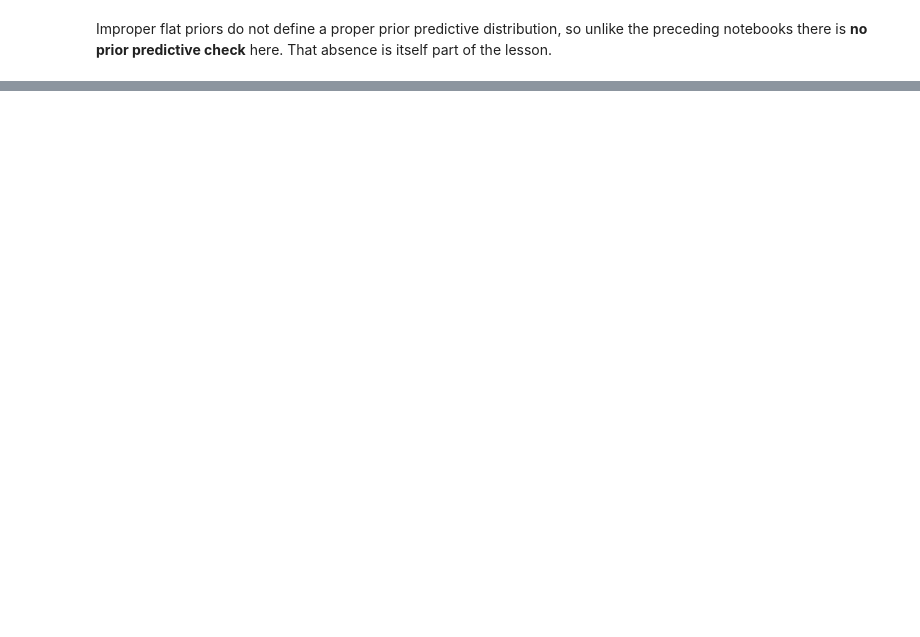
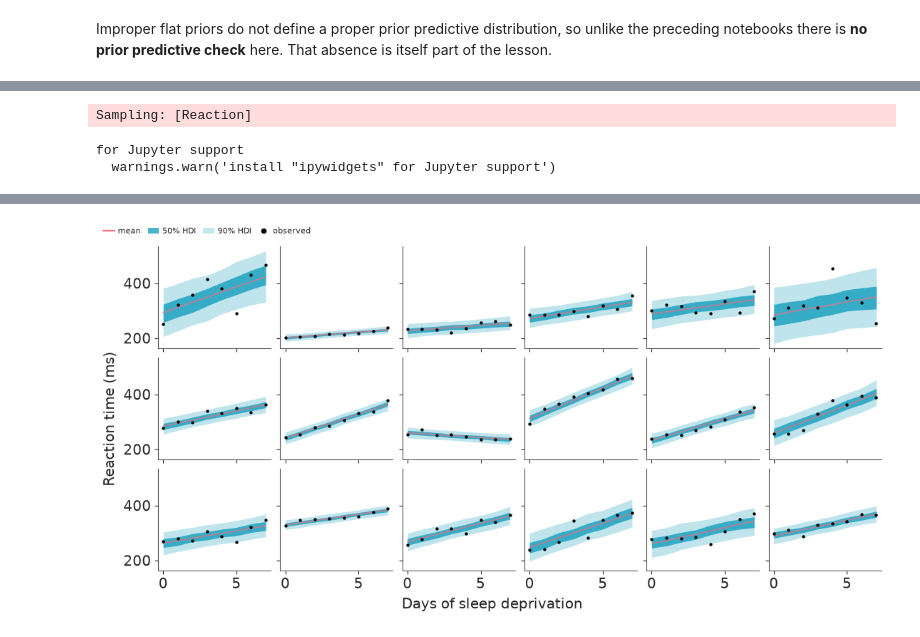
Before and after one commit to opherdonchin/BayesShortCourse, a Jupyter notebook: sleep/solved/11_exgaussian_flat_priors.ipynb, the cells around one changed output, grey strips where cells are left out. Saved outputs shown, nothing was run; the diff lists cells and outputs as text; code cells hidden in the pictures; blank space fills up the shorter version.

```diff
--- a/sleep/solved/11_exgaussian_flat_priors.ipynb
+++ b/sleep/solved/11_exgaussian_flat_priors.ipynb
@@ -119,0 +265,12 @@ bmb.interpret.plot_predictions(
+# %%
+with model:
+    pm.sample_posterior_predictive(
+        idata, var_names=["Reaction"], extend_inferencedata=True, random_seed=RANDOM_SEED
+    )
+
+plot_participants(idata, "posterior_predictive", "Reaction")
+plt.show()
+# %% [output]
+Sampling: [Reaction]
+for Jupyter support
+  warnings.warn('install "ipywidgets" for Jupyter support')
@@ -120 +278,2 @@ bmb.interpret.plot_predictions(
+[figure, added]
 # %%
```
Also changed, not shown: parts of 25 cells of this notebook.
